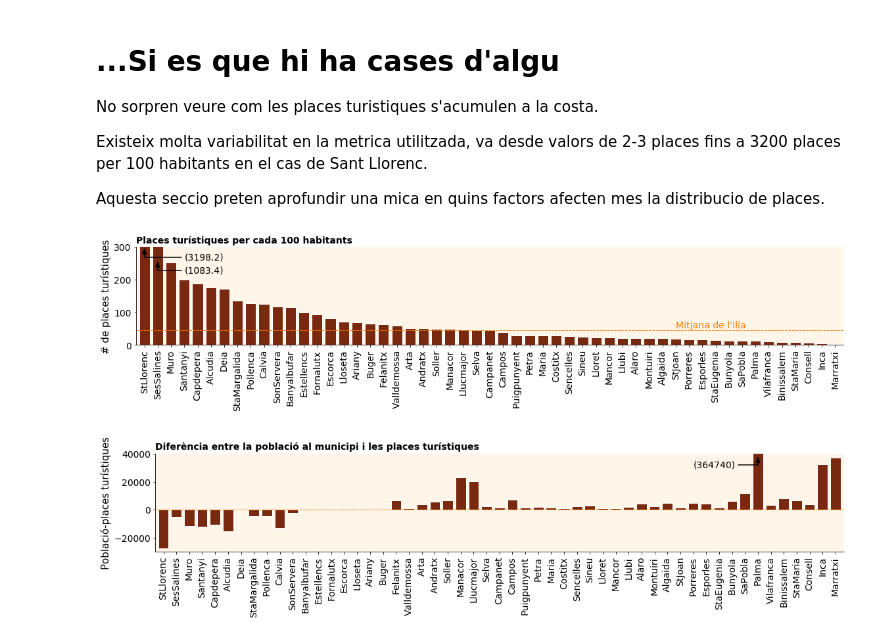
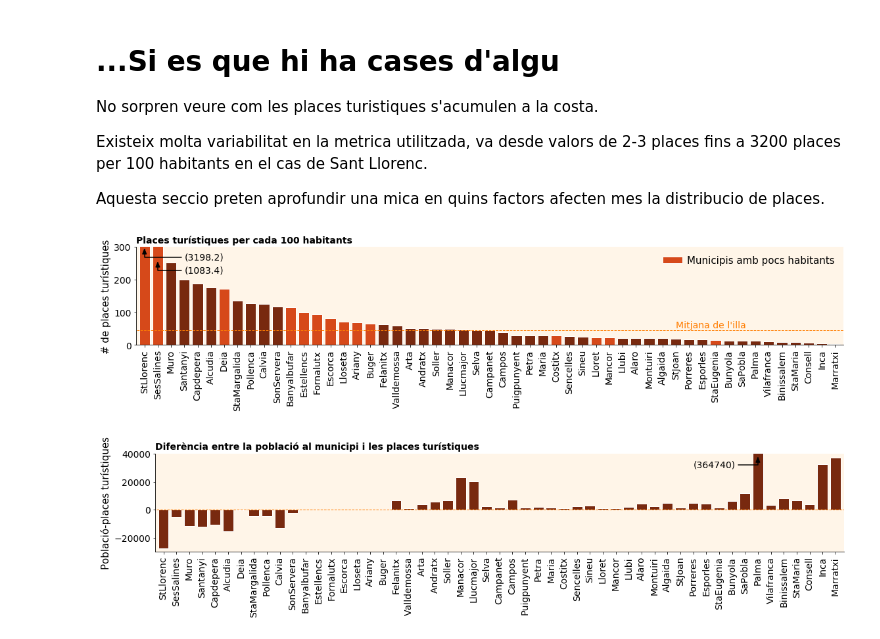
Before and after one commit to jpalm3r/cases-d-algu, a Jupyter notebook: TerraCremada.ipynb, the cells around one changed output. Drawn from its saved outputs; the diff is of its cells as text; code cells hidden in the pictures.

```diff
--- a/TerraCremada.ipynb
+++ b/TerraCremada.ipynb
@@ -80,43 +80,51 @@ Aquesta seccio preten aprofundir una mica en quins factors afecten mes la distri
 # %%
 fig, ax = plt.subplots()
 
-data.set_index('mun_name').sort_values('vp100p', ascending = False)['vp100p'].plot.bar(figsize= (16,4),
-                                                                                       ylim = (0,300), width=0.8,
-                                                                                       ax = ax, color = color3,
-                                                                                       edgecolor = 'white')
+dataplot = data.set_index('mun_name').sort_values('vp100p', ascending = False)
+
+color_list = [color3 if x else color31 for x in dataplot.large_pop.tolist()]
+
+dataplot['vp100p'].plot.bar(figsize= (16,4),
+                            ylim = (0,300), width=0.8,
+                            ax = ax, color = color_list,
+                            edgecolor = 'white', label = 'Municipis amb pocs habitants',)
+
 ax.hlines(y=mean_vp100p_island, linewidth=1, xmin = -1000, xmax = 1000, color=color1, linestyles = 'dashed')
 textsize = 14
 ax.annotate("(3198.2)", xy=(0, 300), xycoords='data', xytext=(3, 260), textcoords='data',
             size = textsize,
             arrowprops=dict(arrowstyle="-|>, head_width=0.2, head_length=0.5",
                             color='black',lw =  1.5,connectionstyle="angle,angleA=180,angleB=-90,rad=0"),
             )
 
 ax.annotate("(1083.4)", xy=(1, 260), xycoords='data', xytext=(3, 220), textcoords='data',
             size = textsize,
             arrowprops=dict(arrowstyle="-|>, head_width=0.2, head_length=0.5",
                             color='black',lw =  1.5,connectionstyle="angle,angleA=180,angleB=-90,rad=0"),
             )
 
 ax.annotate("Mitjana de l'illa", xy=(40, mean_vp100p_island), xytext=(40, mean_vp100p_island),
             textcoords='data',  xycoords='data', va = 'bottom',
             size = textsize, zorder = 0, color = color1)
 
 ax.set_xlabel('')
 ax.set_ylabel('# de places turístiques', size = 15)
 ax.tick_params(axis='both', which='major', labelsize=14)
 
 ax.set_facecolor(background_color)
 ax.spines['top'].set_visible(False)
 ax.spines['right'].set_visible(False)
 
 plt.title('Places turístiques per cada 100 habitants', loc = 'left', fontsize = 14,fontweight="bold")
 
+lgd = ax.legend(frameon=False, fontsize = 15, ncol = 1, handletextpad=0.5, loc = 1)
+
 fig.tight_layout()
 
+#plt.show()
 plt.savefig('./figs/figure_vp100p.png', dpi = 300, format = 'png')
 # %% [output]
-[figure, old version]
+[figure, new version]
 # %%
 fig, ax = plt.subplots()
 
```
Also changed, not shown: parts of 5 cells of this notebook, 2 other files.
